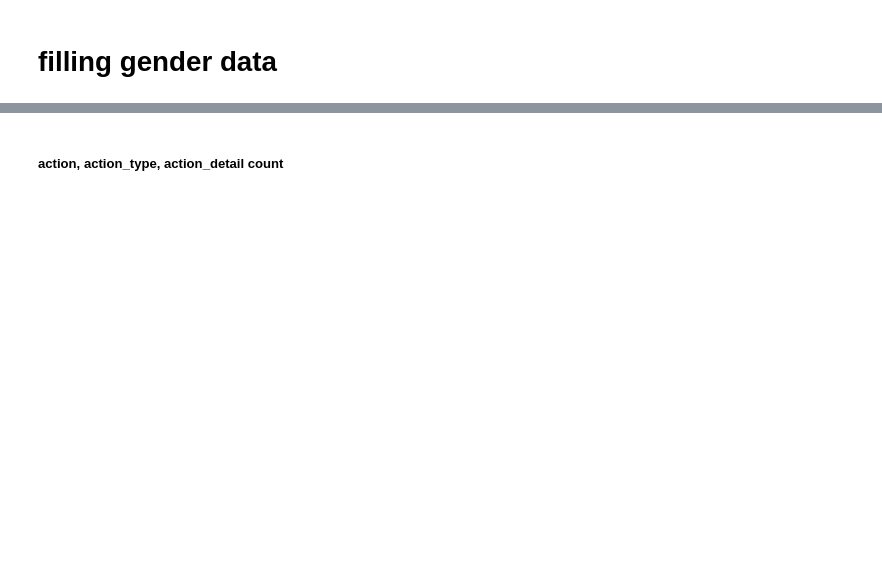
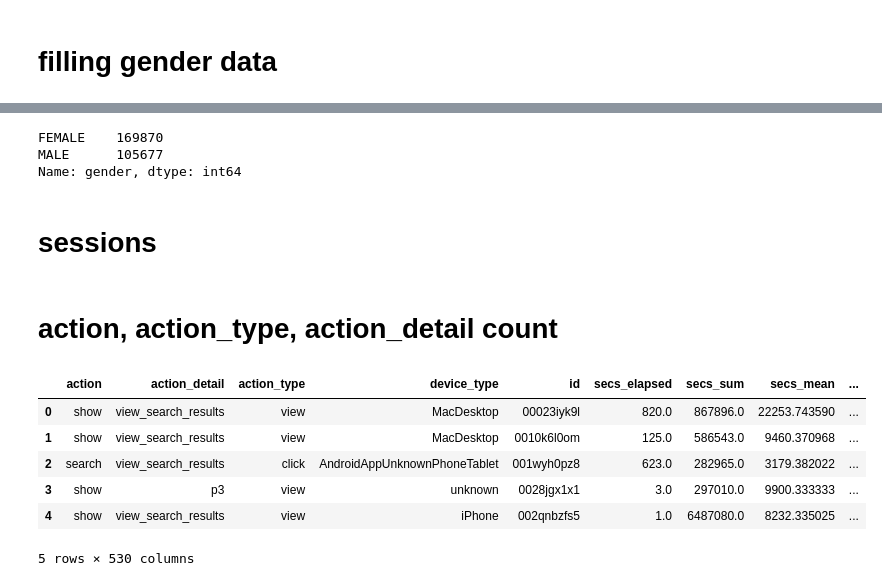
Before and after one commit to wjy5446/airbnb-new-booking, a Jupyter notebook: Airbnb_V5.0.ipynb, the cells around one changed output, grey strips where cells are left out. Saved outputs shown, nothing was run; the diff lists cells and outputs as text; code cells hidden in the pictures; blank space fills up the shorter version.

Commit message:
feature engineering completed up to sessions

```diff
--- a/Airbnb_V5.0.ipynb
+++ b/Airbnb_V5.0.ipynb
@@ -651,2 +692,10 @@ plt.ylim([0,4])
+# %%
+df_all.gender.value_counts()
+# %% [output]
+FEMALE    169870
+MALE      105677
+Name: gender, dtype: int64
+# %% [markdown]
+# sessions
 # %% [markdown]
-##### action, action_type, action_detail count
+# action, action_type, action_detail count
@@ -673,0 +810,11 @@ df_session_info.drop(["type_-unknown-", "detail_-unknown-"], axis = 1, inplace =
+# %%
+merged_sessions = pd.read_csv("merged_sessions.csv")
+merged_sessions.head()
+# %% [output]
+|  | action | action_detail | action_type | device_type | id | secs_elapsed | secs_sum | secs_mean | ... |
+| 0 | show | view_search_results | view | MacDesktop | 00023iyk9l | 820.0 | 867896.0 | 22253.743590 | ... |
+| 1 | show | view_search_results | view | MacDesktop | 0010k6l0om | 125.0 | 586543.0 | 9460.370968 | ... |
+| 2 | search | view_search_results | click | AndroidAppUnknownPhoneTablet | 001wyh0pz8 | 623.0 | 282965.0 | 3179.382022 | ... |
+| 3 | show | p3 | view | unknown | 0028jgx1x1 | 3.0 | 297010.0 | 9900.333333 | ... |
+| 4 | show | view_search_results | view | iPhone | 002qnbzfs5 | 1.0 | 6487080.0 | 8232.335025 | ... |
+5 rows × 530 columns
```
Also changed, not shown: parts of 57 cells of this notebook.
